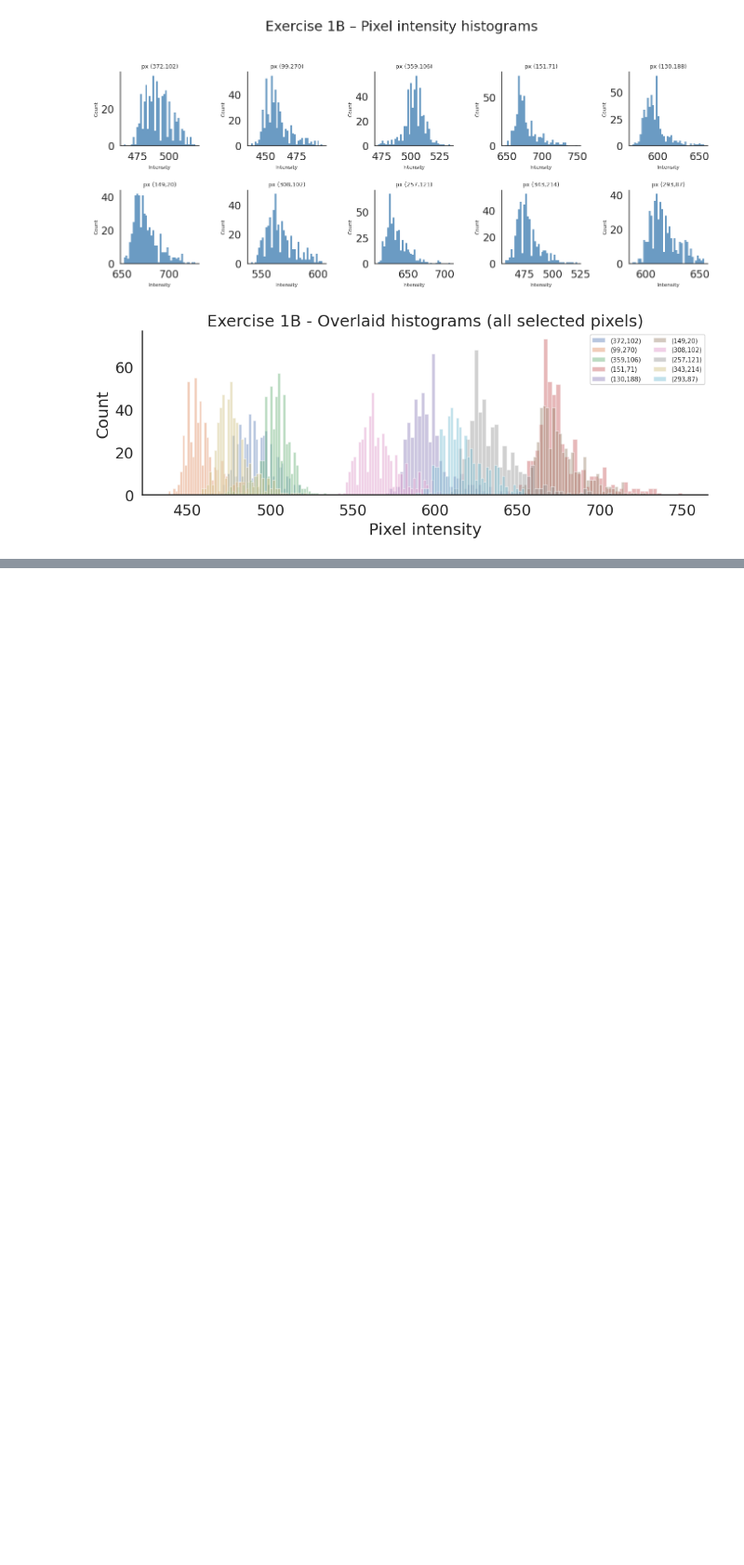
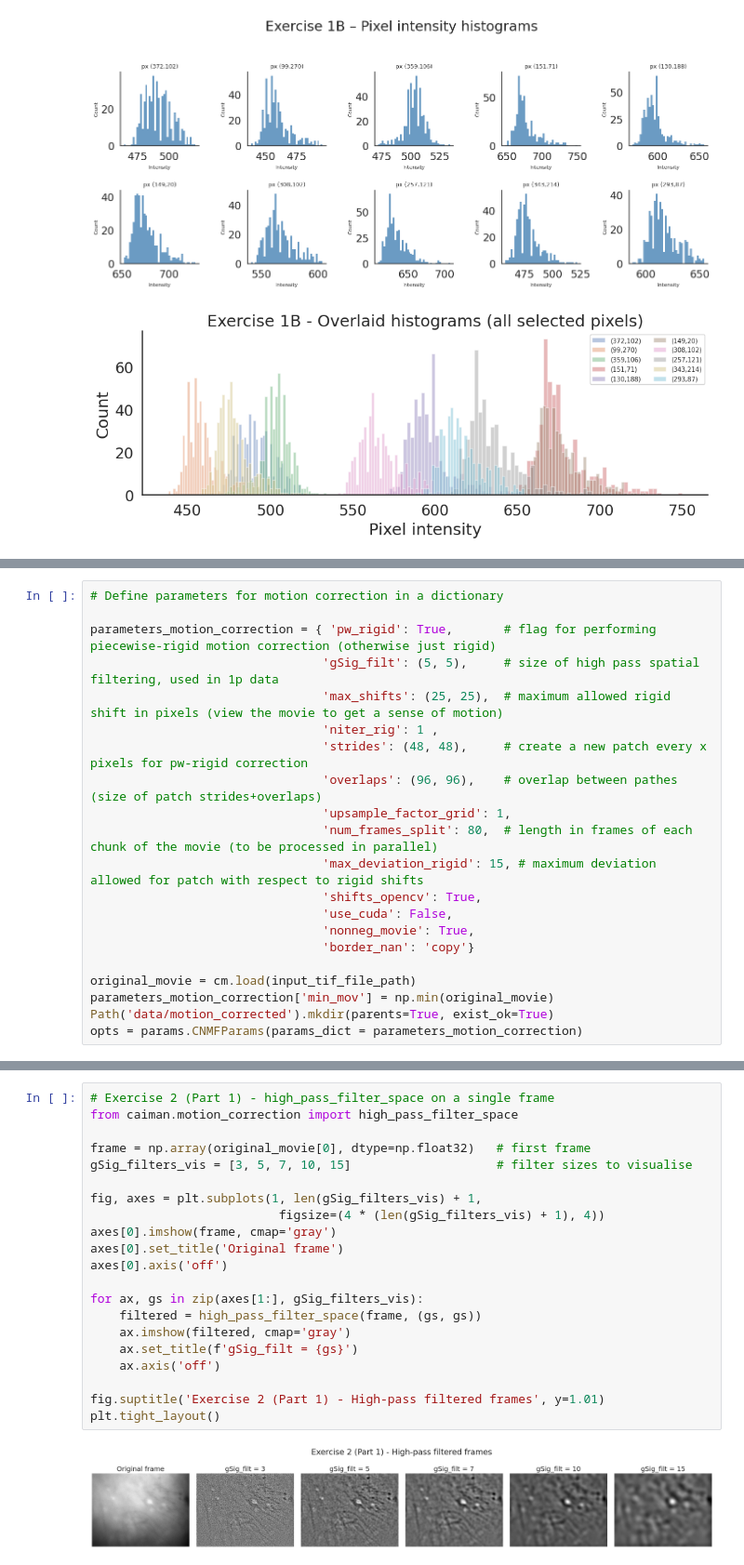
Before and after one commit to vittoriobu/neuroanalysis2026, a Jupyter notebook: calcium_imaging_exercises_1.ipynb, the cells around one changed output, grey strips where cells are left out. Shown at 93% size. Drawn from its saved outputs; the diff is of its cells as text; blank space fills up the shorter version.

```diff
--- a/calcium_imaging_exercises_1.ipynb
+++ b/calcium_imaging_exercises_1.ipynb
@@ -250,0 +253,21 @@ plt.tight_layout()
+# %%
+# Define parameters for motion correction in a dictionary
+
+parameters_motion_correction = { 'pw_rigid': True,       # flag for performing piecewise-rigid motion correction (otherwise just rigid)
+                                'gSig_filt': (5, 5),     # size of high pass spatial filtering, used in 1p data
+                                'max_shifts': (25, 25),  # maximum allowed rigid shift in pixels (view the movie to get a sense of motion)
+                                'niter_rig': 1 ,
+                                'strides': (48, 48),     # create a new patch every x pixels for pw-rigid correction
+                                'overlaps': (96, 96),    # overlap between pathes (size of patch strides+overlaps)
+                                'upsample_factor_grid': 1,
+                                'num_frames_split': 80,  # length in frames of each chunk of the movie (to be processed in parallel)
+                                'max_deviation_rigid': 15, # maximum deviation allowed for patch with respect to rigid shifts
+                                'shifts_opencv': True,
+                                'use_cuda': False,
+                                'nonneg_movie': True,
+                                'border_nan': 'copy'}
+
+original_movie = cm.load(input_tif_file_path)
+parameters_motion_correction['min_mov'] = np.min(original_movie)
+Path('data/motion_corrected').mkdir(parents=True, exist_ok=True)
+opts = params.CNMFParams(params_dict = parameters_motion_correction)
@@ -250,0 +300,23 @@ plt.tight_layout()
+# %%
+# Exercise 2 (Part 1) - high_pass_filter_space on a single frame
+from caiman.motion_correction import high_pass_filter_space
+
+frame = np.array(original_movie[0], dtype=np.float32)   # first frame
+gSig_filters_vis = [3, 5, 7, 10, 15]                    # filter sizes to visualise
+
+fig, axes = plt.subplots(1, len(gSig_filters_vis) + 1,
+                          figsize=(4 * (len(gSig_filters_vis) + 1), 4))
+axes[0].imshow(frame, cmap='gray')
+axes[0].set_title('Original frame')
+axes[0].axis('off')
+
+for ax, gs in zip(axes[1:], gSig_filters_vis):
+    filtered = high_pass_filter_space(frame, (gs, gs))
+    ax.imshow(filtered, cmap='gray')
+    ax.set_title(f'gSig_filt = {gs}')
+    ax.axis('off')
+
+fig.suptitle('Exercise 2 (Part 1) - High-pass filtered frames', y=1.01)
+plt.tight_layout()
+# %% [output]
+[figure, added]
```
Also changed, not shown: parts of 6 cells of this notebook.
